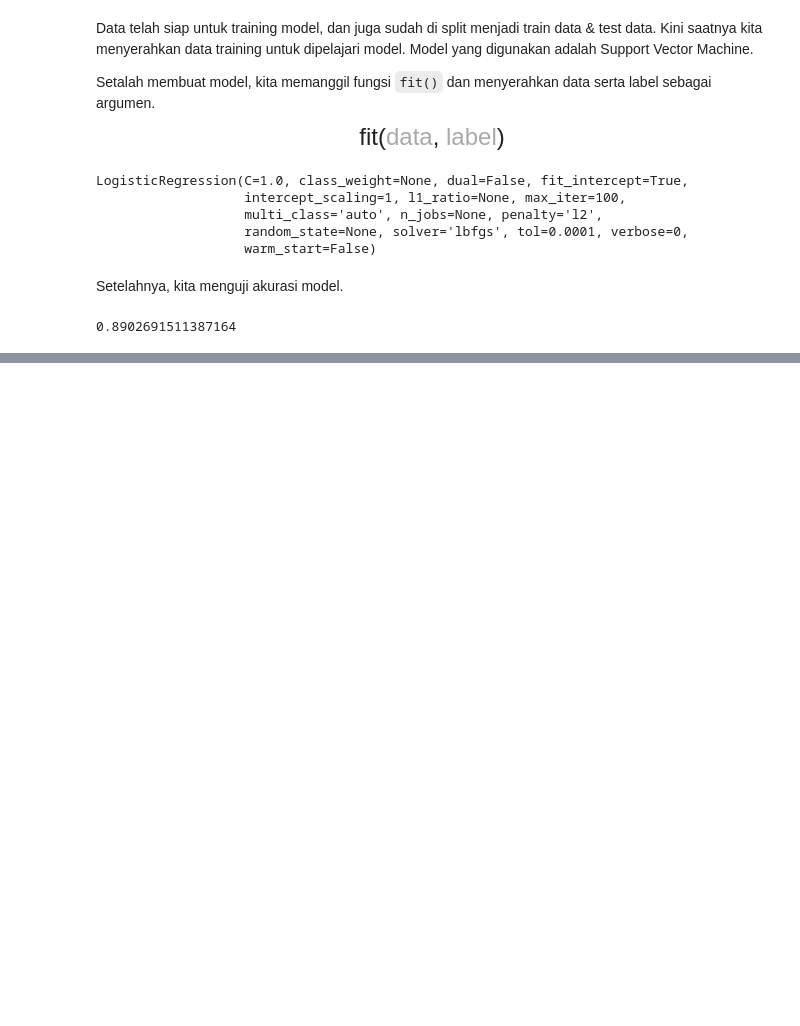
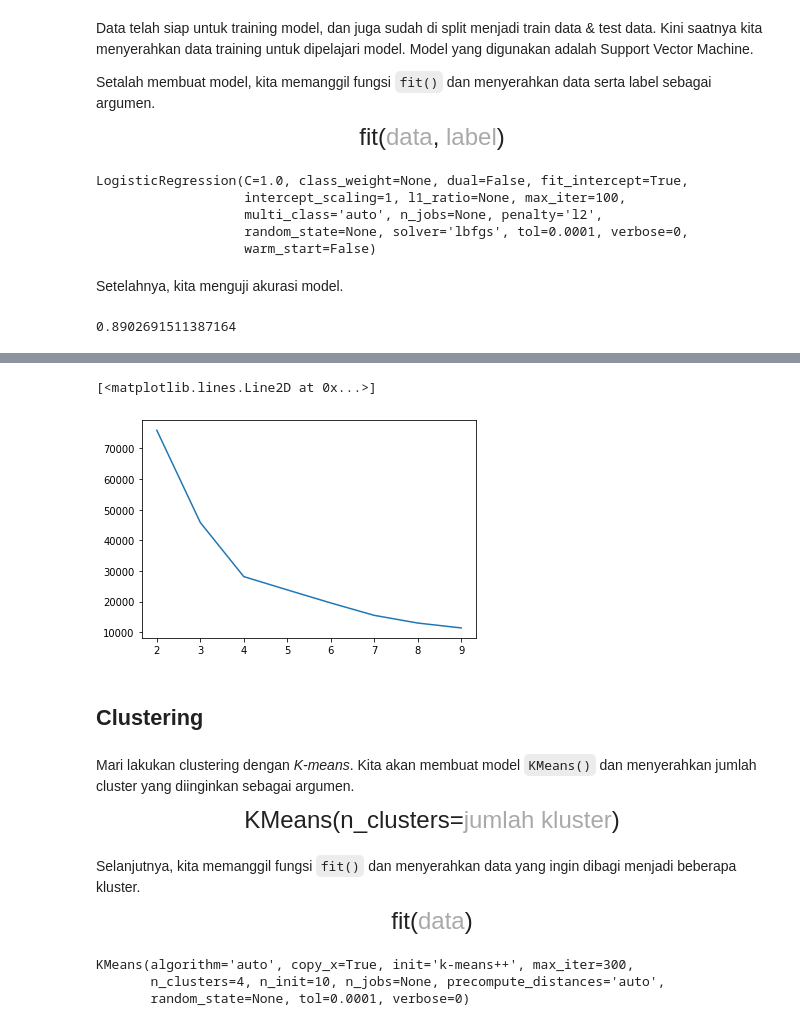
Before and after one commit to manfredmichael/Learning-Notebooks, a Jupyter notebook: Random /KodeKamp x DSC UG - March.ipynb, the cells around one changed output, grey strips where cells are left out. Saved outputs shown, nothing was run; the diff lists cells and outputs as text; code cells hidden in the pictures; blank space fills up the shorter version.

```diff
--- a/Random /KodeKamp x DSC UG - March.ipynb
+++ b/Random /KodeKamp x DSC UG - March.ipynb
@@ -335,0 +396,22 @@ model.score(x_train_prepared, y_train)
+# %%
+from sklearn.cluster import KMeans
+
+x = []
+y = []
+
+for i in range(2, 10):
+    kmeans = KMeans(n_clusters=i)
+    kmeans.fit(data)
+    x.append(i)
+    y.append(kmeans.inertia_)
+
+plt.plot(x, y)
+# %% [output]
+[<matplotlib.lines.Line2D at 0x...>]
+[figure, added]
+# %% [markdown]
+## Clustering
+# %% [markdown]
+Mari lakukan clustering dengan *K-means*. Kita akan membuat model `KMeans()` dan menyerahkan jumlah cluster yang diinginkan sebagai argumen.
+
+<font size=5><center>KMeans(n_clusters=<font color=darkgrey>jumlah kluster</font>)</center></font>
@@ -335,0 +422,10 @@ model.score(x_train_prepared, y_train)
+# %% [markdown]
+Selanjutnya, kita memanggil fungsi `fit()` dan menyerahkan data yang ingin dibagi menjadi beberapa kluster.
+
+<font size=5><center>fit(<font color=darkgrey>data</font>)</center></font>
+# %%
+kmeans.fit(data)
+# %% [output]
+KMeans(algorithm='auto', copy_x=True, init='k-means++', max_iter=300,
+       n_clusters=4, n_init=10, n_jobs=None, precompute_distances='auto',
+       random_state=None, tol=0.0001, verbose=0)
```
Also changed, not shown: parts of 23 cells of this notebook.
